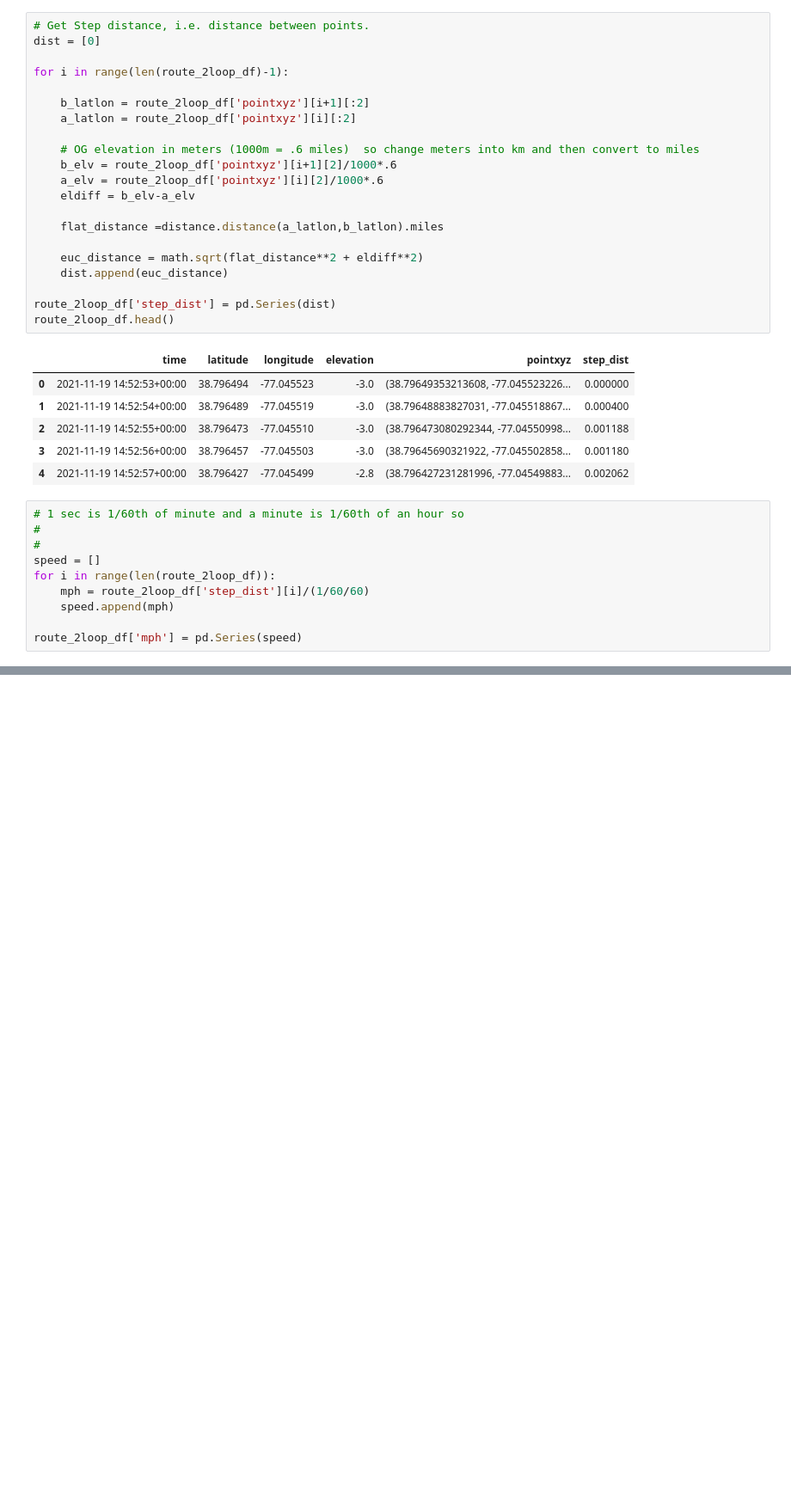
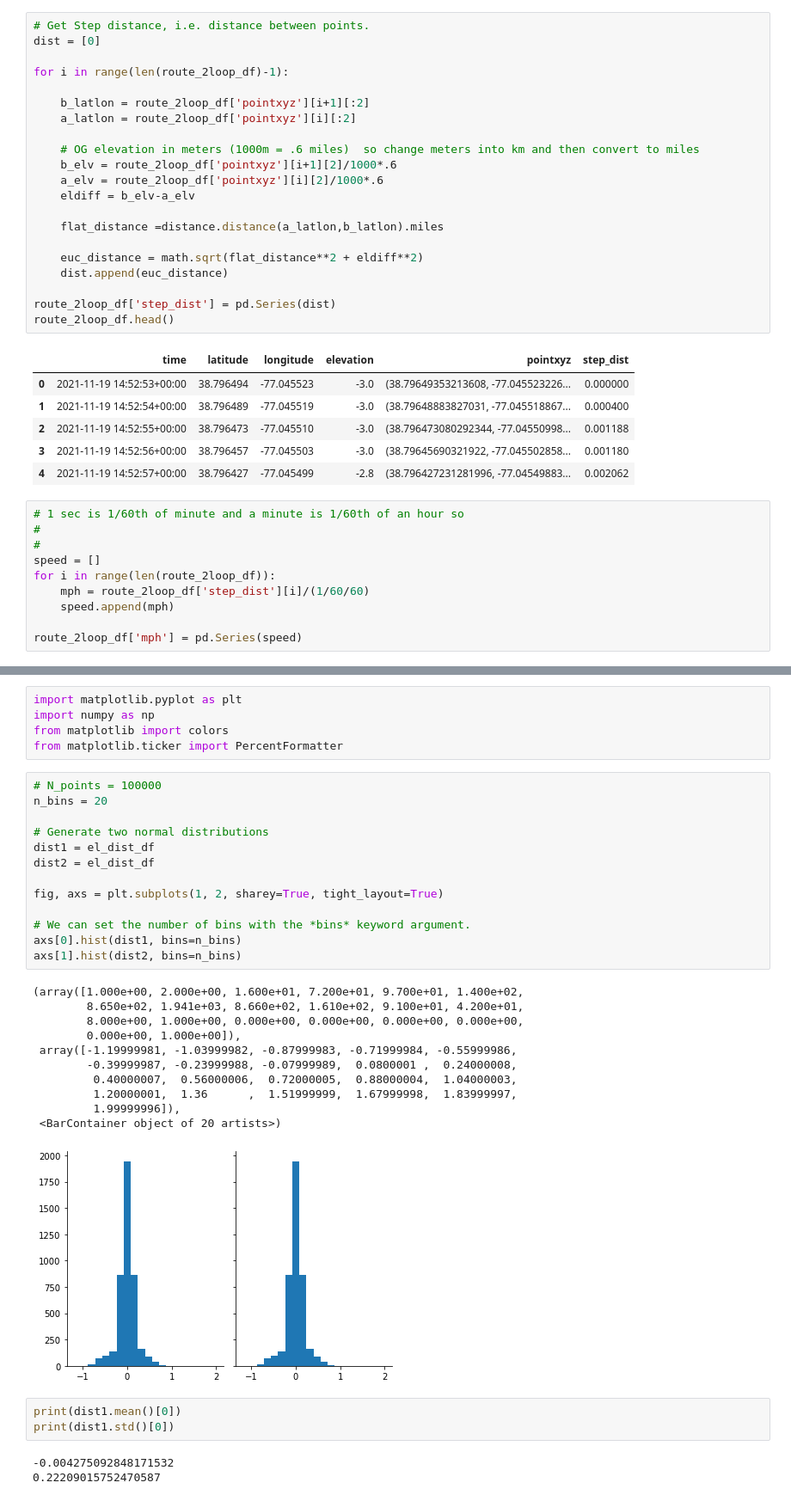
Before and after one commit to lrhf97/gpx_analysis, a Jupyter notebook: route_analysis.ipynb, the cells around one changed output, grey strips where cells are left out. Shown at 86% size. Drawn from its saved outputs; the diff is of its cells as text; blank space fills up the shorter version.

```diff
--- a/route_analysis.ipynb
+++ b/route_analysis.ipynb
@@ -216,0 +268,36 @@ route_2loop_df[10:20]
+# %%
+import matplotlib.pyplot as plt
+import numpy as np
+from matplotlib import colors
+from matplotlib.ticker import PercentFormatter
+# %%
+# N_points = 100000
+n_bins = 20
+
+# Generate two normal distributions
+dist1 = el_dist_df
+dist2 = el_dist_df
+
+fig, axs = plt.subplots(1, 2, sharey=True, tight_layout=True)
+
+# We can set the number of bins with the *bins* keyword argument.
+axs[0].hist(dist1, bins=n_bins)
+axs[1].hist(dist2, bins=n_bins)
+# %% [output]
+(array([1.000e+00, 2.000e+00, 1.600e+01, 7.200e+01, 9.700e+01, 1.400e+02,
+        8.650e+02, 1.941e+03, 8.660e+02, 1.610e+02, 9.100e+01, 4.200e+01,
+        8.000e+00, 1.000e+00, 0.000e+00, 0.000e+00, 0.000e+00, 0.000e+00,
+        0.000e+00, 1.000e+00]),
+ array([-1.19999981, -1.03999982, -0.87999983, -0.71999984, -0.55999986,
+        -0.39999987, -0.23999988, -0.07999989,  0.0800001 ,  0.24000008,
+         0.40000007,  0.56000006,  0.72000005,  0.88000004,  1.04000003,
+         1.20000001,  1.36      ,  1.51999999,  1.67999998,  1.83999997,
+         1.99999996]),
+ <BarContainer object of 20 artists>)
+[figure, added]
+# %%
+print(dist1.mean()[0])
+print(dist1.std()[0])
+# %% [output]
+-0.004275092848171532
+0.22209015752470587
```
Also changed, not shown: parts of 8 cells of this notebook.
